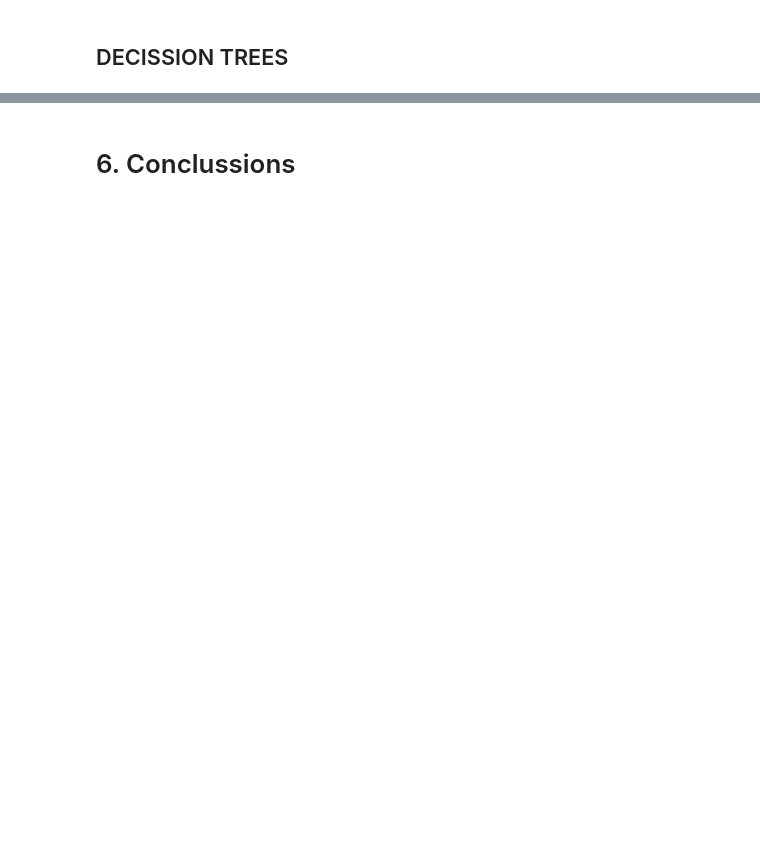
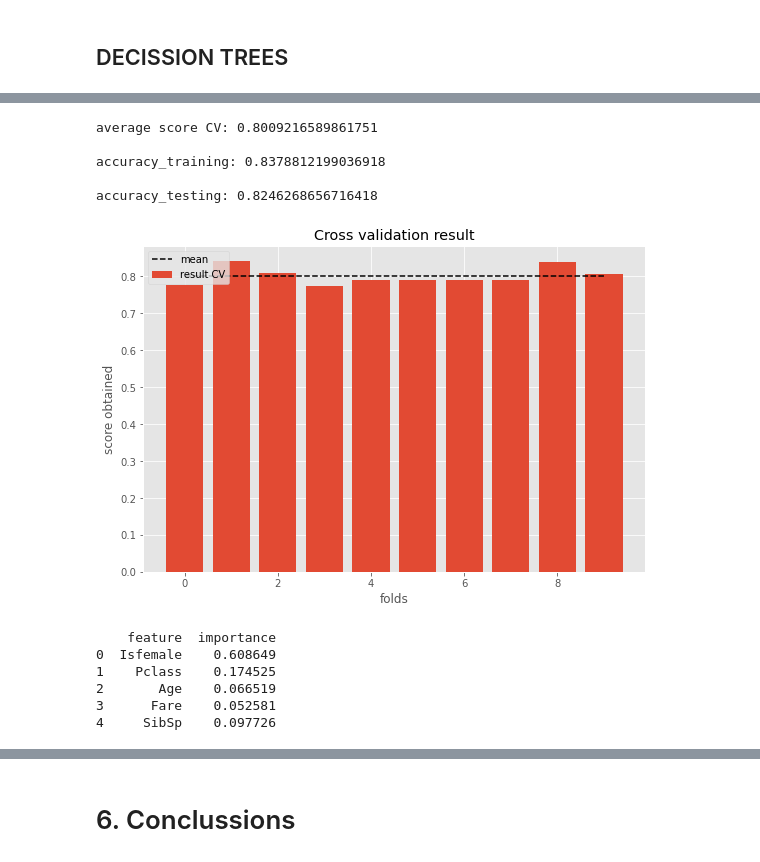
Before and after one commit to danielp2797/Titanic-Kaggle, a Jupyter notebook: notebooks/main_analysis.ipynb, the cells around one changed output, grey strips where cells are left out. Cells and saved outputs as stored; diff of their text form; code cells hidden in the pictures; blank space fills up the shorter version.

```diff
--- a/notebooks/main_analysis.ipynb
+++ b/notebooks/main_analysis.ipynb
@@ -498,0 +563,16 @@ np.mean(cross_val_score(XGB, X, y, cv=10))
+# %%
+model1_feat = ['Isfemale', 'Pclass', 'Age', 'Fare', 'SibSp']
+DT, features_DT = run_decission_tree(model1_feat)
+# %% [output]
+average score CV: 0.8009216589861751
+
+accuracy_training: 0.8378812199036918
+
+accuracy_testing: 0.8246268656716418
+[figure, added]
+    feature  importance
+0  Isfemale    0.608649
+1    Pclass    0.174525
+2       Age    0.066519
+3      Fare    0.052581
+4     SibSp    0.097726
```
Also changed, not shown: parts of 92 cells of this notebook, 3 other files.
